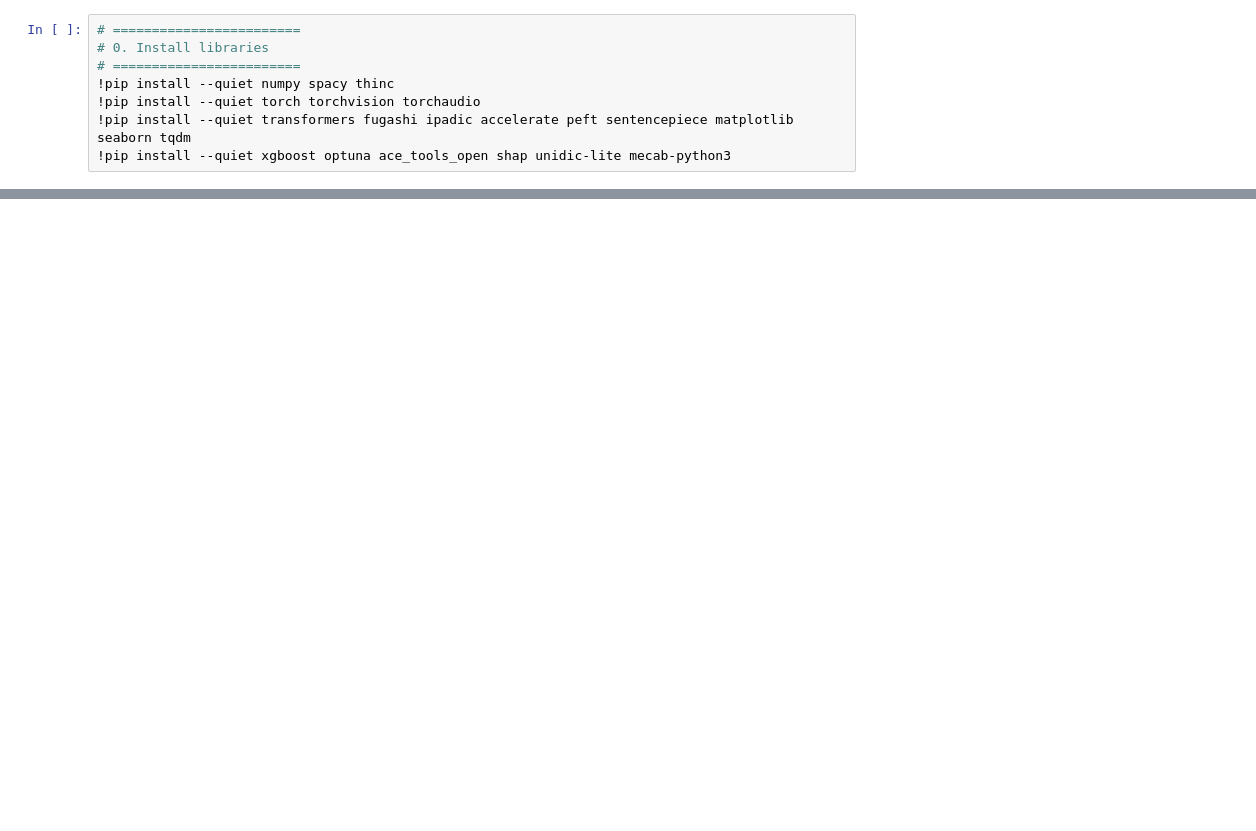
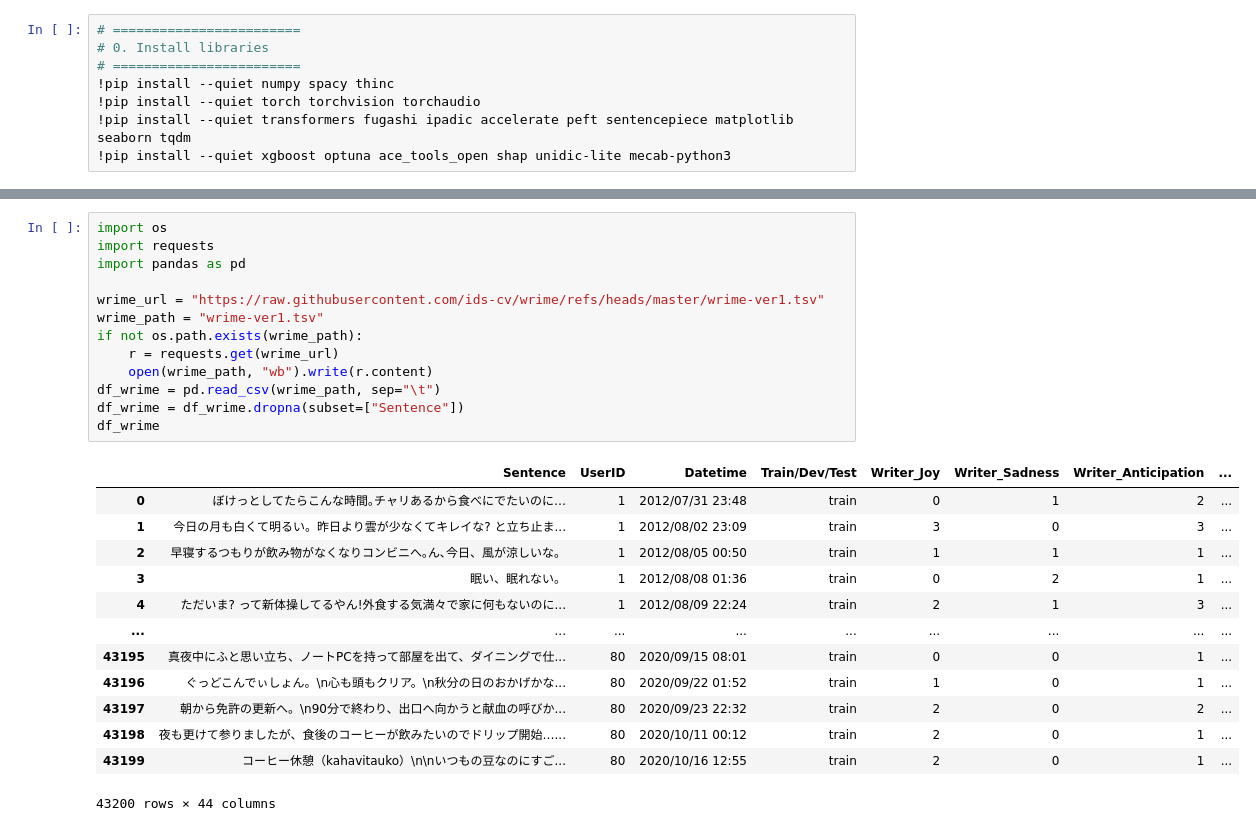
Before and after one commit to rytakahas/Sentiment_Analysis, a Jupyter notebook: notebook/Japanese_Sentiment_bert.ipynb, the cells around one changed output, grey strips where cells are left out. Cells and saved outputs as stored; diff of their text form; blank space fills up the shorter version.

```diff
--- a/notebook/Japanese_Sentiment_bert.ipynb
+++ b/notebook/Japanese_Sentiment_bert.ipynb
@@ -804,0 +1161,27 @@ JGLUE Sentiment + Kansai-ben Analysis (Test Set)
+# %%
+import os
+import requests
+import pandas as pd
+
+wrime_url = "https://raw.githubusercontent.com/ids-cv/wrime/refs/heads/master/wrime-ver1.tsv"
+wrime_path = "wrime-ver1.tsv"
+if not os.path.exists(wrime_path):
+    r = requests.get(wrime_url)
+    open(wrime_path, "wb").write(r.content)
+df_wrime = pd.read_csv(wrime_path, sep="\t")
+df_wrime = df_wrime.dropna(subset=["Sentence"])
+df_wrime
+# %% [output]
+|  | Sentence | UserID | Datetime | Train/Dev/Test | Writer_Joy | Writer_Sadness | Writer_Anticipation | ... |
+| 0 | ぼけっとしてたらこんな時間｡チャリあるから食べにでたいのに… | 1 | 2012/07/31 23:48 | train | 0 | 1 | 2 | ... |
+| 1 | 今日の月も白くて明るい。昨日より雲が少なくてキレイな? と立ち止ま... | 1 | 2012/08/02 23:09 | train | 3 | 0 | 3 | ... |
+| 2 | 早寝するつもりが飲み物がなくなりコンビニへ｡ん､今日、風が涼しいな。 | 1 | 2012/08/05 00:50 | train | 1 | 1 | 1 | ... |
+| 3 | 眠い、眠れない。 | 1 | 2012/08/08 01:36 | train | 0 | 2 | 1 | ... |
+| 4 | ただいま? って新体操してるやん!外食する気満々で家に何もないのに... | 1 | 2012/08/09 22:24 | train | 2 | 1 | 3 | ... |
+| ... | ... | ... | ... | ... | ... | ... | ... | ... |
+| 43195 | 真夜中にふと思い立ち、ノートPCを持って部屋を出て、ダイニングで仕... | 80 | 2020/09/15 08:01 | train | 0 | 0 | 1 | ... |
+| 43196 | ぐっどこんでぃしょん。\n心も頭もクリア。\n秋分の日のおかげかな... | 80 | 2020/09/22 01:52 | train | 1 | 0 | 1 | ... |
+| 43197 | 朝から免許の更新へ。\n90分で終わり、出口へ向かうと献血の呼びか... | 80 | 2020/09/23 22:32 | train | 2 | 0 | 2 | ... |
+| 43198 | 夜も更けて参りましたが、食後のコーヒーが飲みたいのでドリップ開始…... | 80 | 2020/10/11 00:12 | train | 2 | 0 | 1 | ... |
+| 43199 | コーヒー休憩（kahavitauko）\n\nいつもの豆なのにすご... | 80 | 2020/10/16 12:55 | train | 2 | 0 | 1 | ... |
+43200 rows × 44 columns
```
Also changed, not shown: parts of 9 cells of this notebook.
